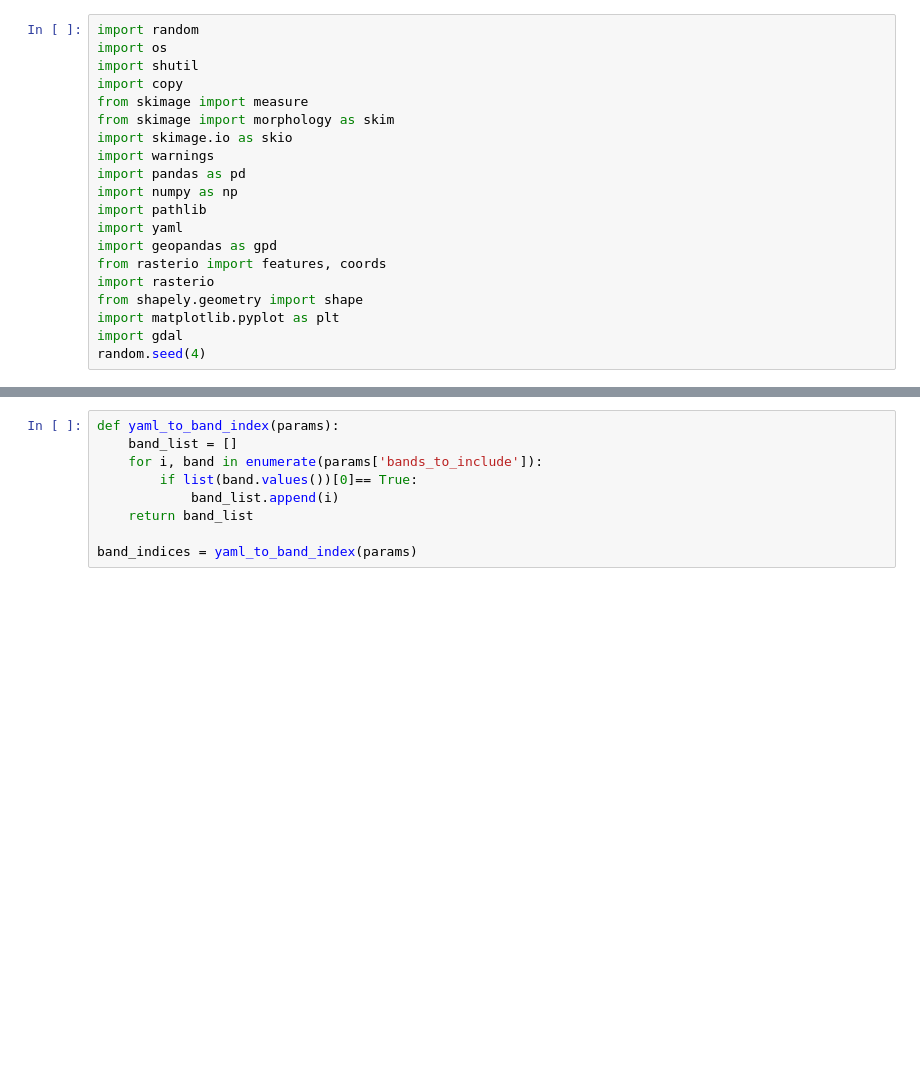
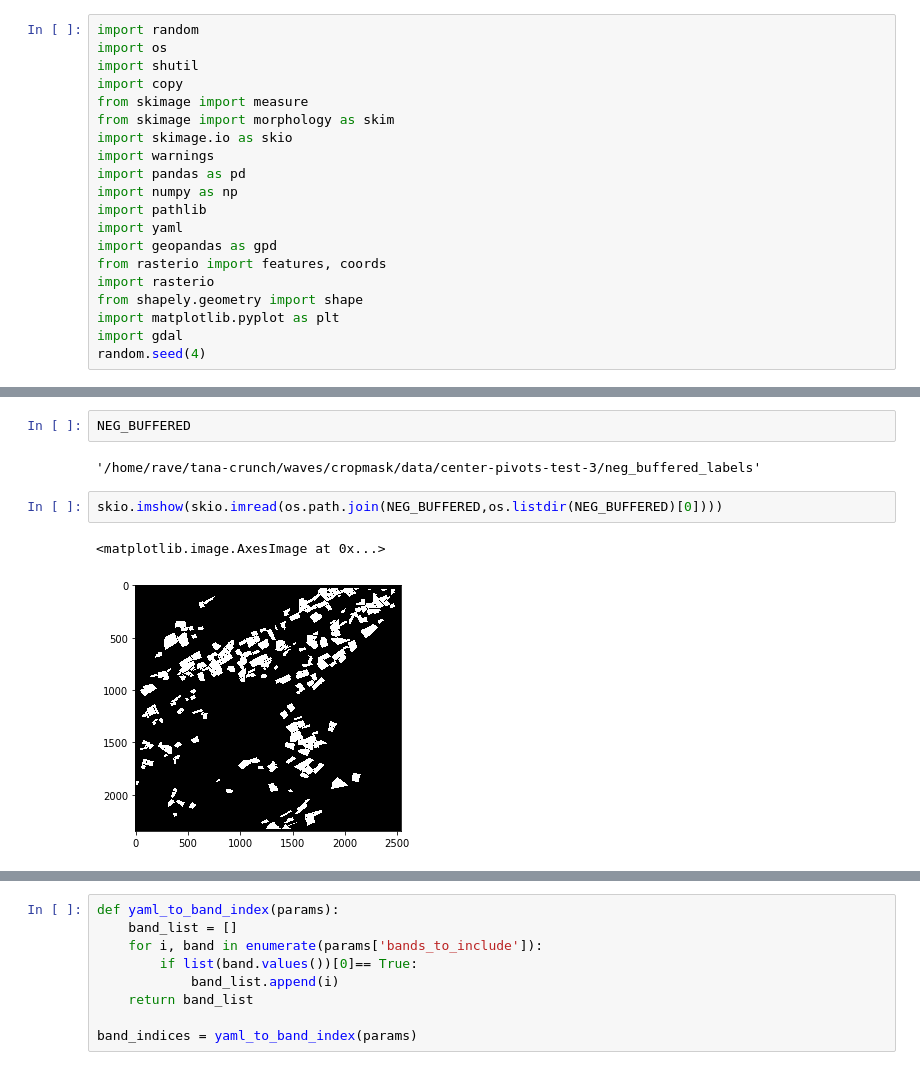
Before and after one commit to rbavery/CropMask_RCNN, a Jupyter notebook: notebooks/crops/refactor_pp_test.ipynb, the cells around one changed output, grey strips where cells are left out. Drawn from its saved outputs; the diff is of its cells as text; blank space fills up the shorter version.

```diff
--- a/notebooks/crops/refactor_pp_test.ipynb
+++ b/notebooks/crops/refactor_pp_test.ipynb
@@ -74,0 +162,9 @@ os.chdir(dirs[1])
+# %%
+NEG_BUFFERED
+# %% [output]
+'/home/rave/tana-crunch/waves/cropmask/data/center-pivots-test-3/neg_buffered_labels'
+# %%
+skio.imshow(skio.imread(os.path.join(NEG_BUFFERED,os.listdir(NEG_BUFFERED)[0])))
+# %% [output]
+<matplotlib.image.AxesImage at 0x...>
+[figure, added]
```
Also changed, not shown: parts of 3 cells of this notebook, 4 other files.
